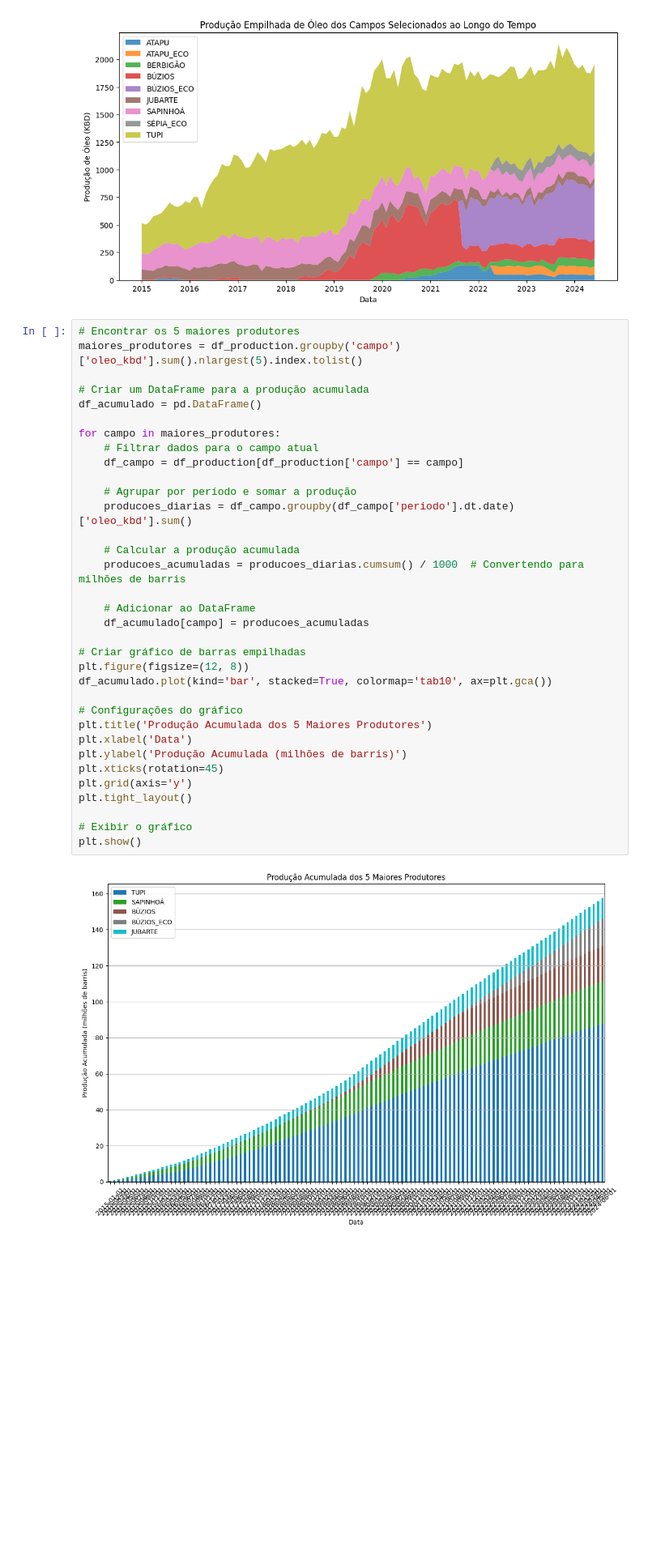
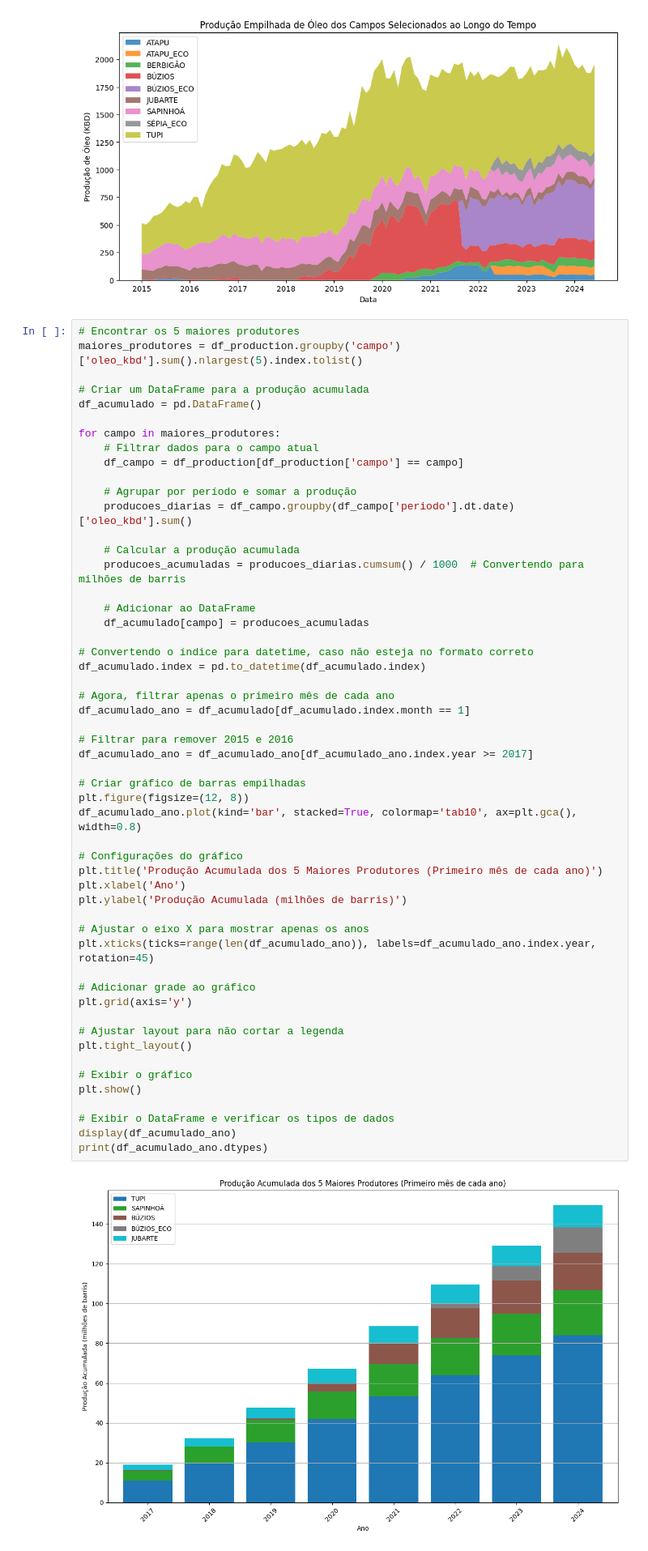
Before and after one commit to brainopensource/datascience-mvp, a Jupyter notebook: MVP_Análise_de_Dados_e_Boas_Práticas.ipynb, the cells around one changed output. Shown at 81% size. Drawn from its saved outputs; the diff is of its cells as text; blank space fills up the shorter version.

Commit message:
fix acumulados

```diff
--- a/MVP_Análise_de_Dados_e_Boas_Práticas.ipynb
+++ b/MVP_Análise_de_Dados_e_Boas_Práticas.ipynb
@@ -729,35 +731,54 @@ plt.legend(loc='upper left')
 # Encontrar os 5 maiores produtores
 maiores_produtores = df_production.groupby('campo')['oleo_kbd'].sum().nlargest(5).index.tolist()
 
 # Criar um DataFrame para a produção acumulada
 df_acumulado = pd.DataFrame()
 
 for campo in maiores_produtores:
     # Filtrar dados para o campo atual
     df_campo = df_production[df_production['campo'] == campo]
 
     # Agrupar por período e somar a produção
     producoes_diarias = df_campo.groupby(df_campo['periodo'].dt.date)['oleo_kbd'].sum()
 
     # Calcular a produção acumulada
     producoes_acumuladas = producoes_diarias.cumsum() / 1000  # Convertendo para milhões de barris
 
     # Adicionar ao DataFrame
     df_acumulado[campo] = producoes_acumuladas
 
+# Convertendo o índice para datetime, caso não esteja no formato correto
+df_acumulado.index = pd.to_datetime(df_acumulado.index)
+
+# Agora, filtrar apenas o primeiro mês de cada ano
+df_acumulado_ano = df_acumulado[df_acumulado.index.month == 1]
+
+# Filtrar para remover 2015 e 2016
+df_acumulado_ano = df_acumulado_ano[df_acumulado_ano.index.year >= 2017]
+
 # Criar gráfico de barras empilhadas
 plt.figure(figsize=(12, 8))
-df_acumulado.plot(kind='bar', stacked=True, colormap='tab10', ax=plt.gca())
+df_acumulado_ano.plot(kind='bar', stacked=True, colormap='tab10', ax=plt.gca(), width=0.8)
 
 # Configurações do gráfico
-plt.title('Produção Acumulada dos 5 Maiores Produtores')
-plt.xlabel('Data')
+plt.title('Produção Acumulada dos 5 Maiores Produtores (Primeiro mês de cada ano)')
+plt.xlabel('Ano')
 plt.ylabel('Produção Acumulada (milhões de barris)')
-plt.xticks(rotation=45)
+
+# Ajustar o eixo X para mostrar apenas os anos
+plt.xticks(ticks=range(len(df_acumulado_ano)), labels=df_acumulado_ano.index.year, rotation=45)
+
+# Adicionar grade ao gráfico
 plt.grid(axis='y')
+
+# Ajustar layout para não cortar a legenda
 plt.tight_layout()
 
 # Exibir o gráfico
 plt.show()
+
+# Exibir o DataFrame e verificar os tipos de dados
+display(df_acumulado_ano)
+print(df_acumulado_ano.dtypes)
 # %% [output]
-[figure, old version]
+[figure, new version]
```
Also changed, not shown: parts of 5 cells of this notebook.
